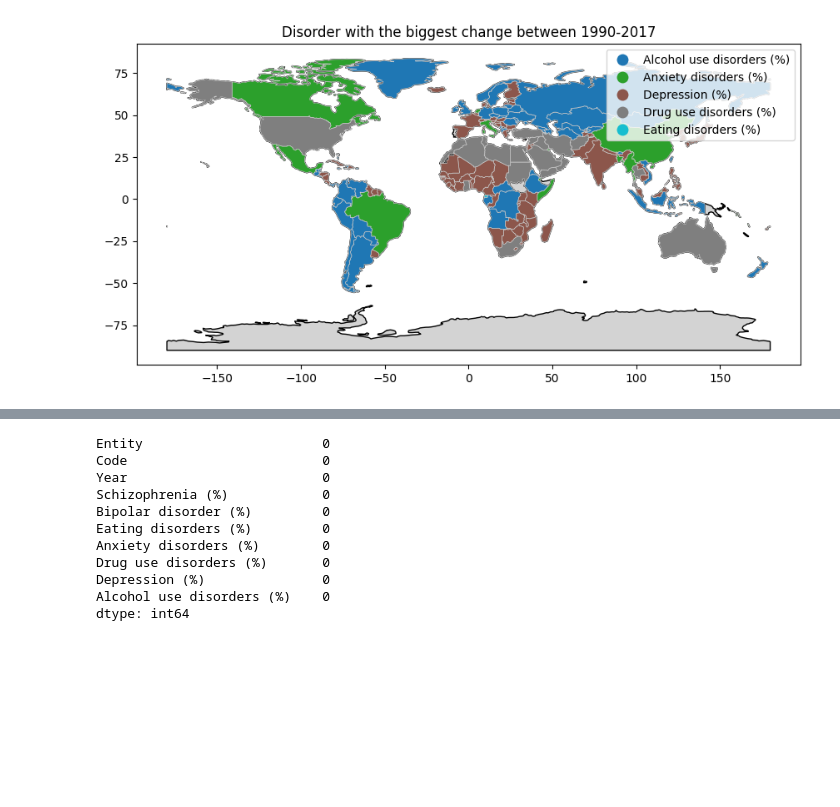
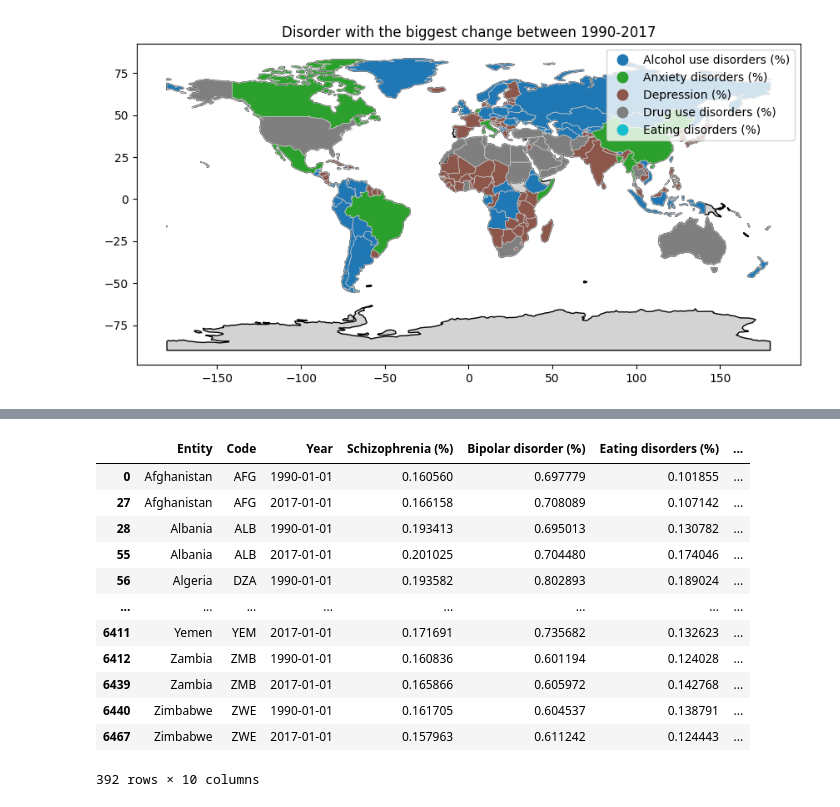
Before and after one commit to supernauth/mental_health_disorder, a Jupyter notebook: mental_health_disorder.ipynb, the cells around one changed output, grey strips where cells are left out. Cells and saved outputs as stored; diff of their text form; code cells hidden in the pictures; blank space fills up the shorter version.

```diff
--- a/mental_health_disorder.ipynb
+++ b/mental_health_disorder.ipynb
@@ -352,17 +335,19 @@ KeyError: 'Disorder_Name'
 # %%
-df_disorders_clear.isna().sum()
+df_disorders_filtered
 # %% [output]
+|  | Entity | Code | Year | Schizophrenia (%) | Bipolar disorder (%) | Eating disorders (%) | ... |
+| 0 | Afghanistan | AFG | 1990-01-01 | 0.160560 | 0.697779 | 0.101855 | ... |
+| 27 | Afghanistan | AFG | 2017-01-01 | 0.166158 | 0.708089 | 0.107142 | ... |
+| 28 | Albania | ALB | 1990-01-01 | 0.193413 | 0.695013 | 0.130782 | ... |
+| 55 | Albania | ALB | 2017-01-01 | 0.201025 | 0.704480 | 0.174046 | ... |
+| 56 | Algeria | DZA | 1990-01-01 | 0.193582 | 0.802893 | 0.189024 | ... |
+| ... | ... | ... | ... | ... | ... | ... | ... |
+| 6411 | Yemen | YEM | 2017-01-01 | 0.171691 | 0.735682 | 0.132623 | ... |
+| 6412 | Zambia | ZMB | 1990-01-01 | 0.160836 | 0.601194 | 0.124028 | ... |
+| 6439 | Zambia | ZMB | 2017-01-01 | 0.165866 | 0.605972 | 0.142768 | ... |
+| 6440 | Zimbabwe | ZWE | 1990-01-01 | 0.161705 | 0.604537 | 0.138791 | ... |
+| 6467 | Zimbabwe | ZWE | 2017-01-01 | 0.157963 | 0.611242 | 0.124443 | ... |
-Entity                       0
-Code                         0
-Year                         0
-Schizophrenia (%)            0
-Bipolar disorder (%)         0
-Eating disorders (%)         0
-Anxiety disorders (%)        0
-Drug use disorders (%)       0
-Depression (%)               0
-Alcohol use disorders (%)    0
-dtype: int64
+392 rows × 10 columns
 # %%
 df_disorders_merged
 # %% [output]
```
Also changed, not shown: parts of 8 cells of this notebook.
